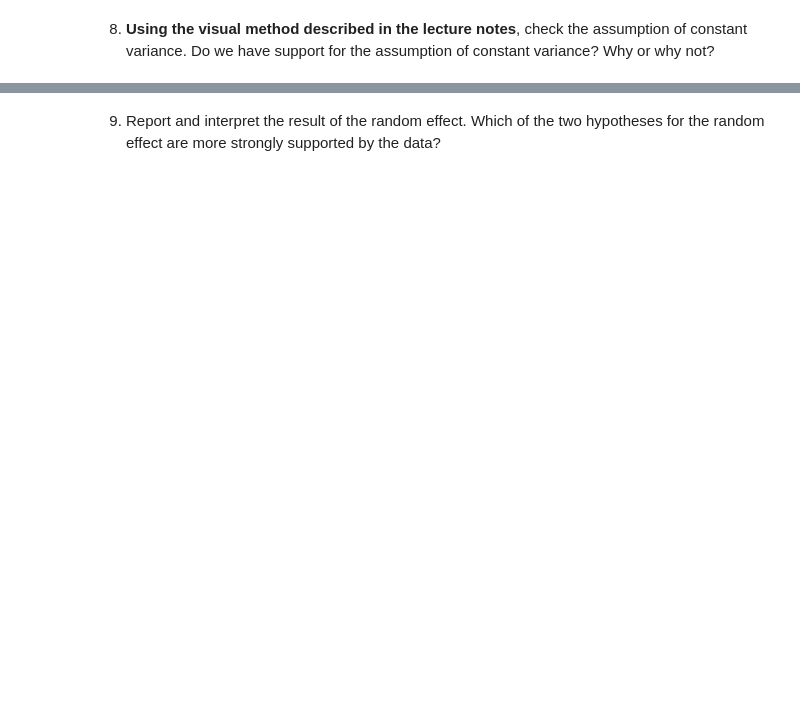
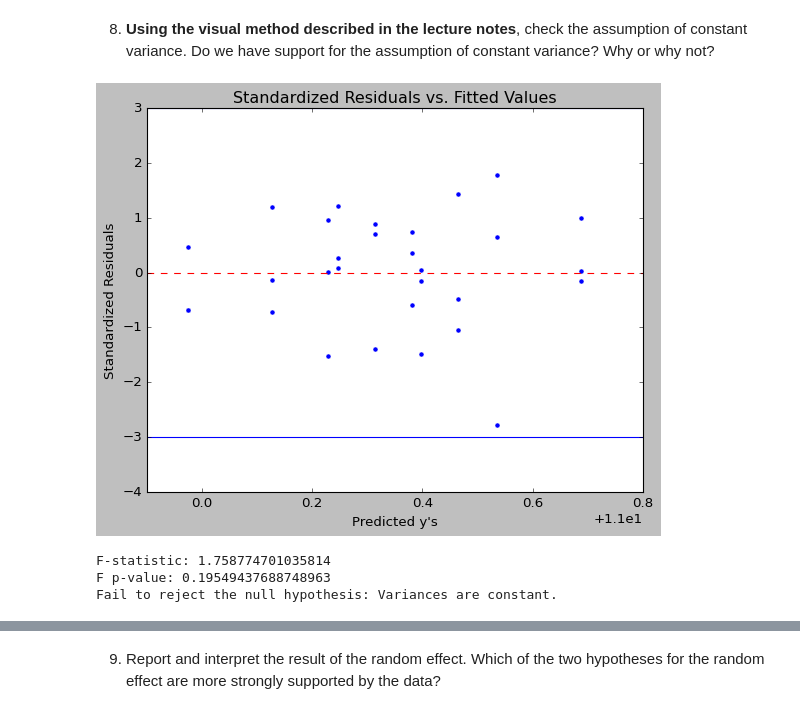
Before and after one commit to wasifmostofa36/STAT-7220-Applied-Experimental-Design, a Jupyter notebook: Assignments/HW4/Mostofa_Wasif_HW4.ipynb, the cells around one changed output, grey strips where cells are left out. Saved outputs shown, nothing was run; the diff lists cells and outputs as text; code cells hidden in the pictures; blank space fills up the shorter version.

```diff
--- a/Assignments/HW4/Mostofa_Wasif_HW4.ipynb
+++ b/Assignments/HW4/Mostofa_Wasif_HW4.ipynb
@@ -158,4 +232,56 @@ Data columns (total 4 columns):
 # %% [markdown]
 8. **Using the visual method described in the lecture notes**, check the assumption of constant variance. Do we have support for the assumption of constant variance? Why or why not?
 # %%
-## Question 8 Code ##
+## Constant Variance ##
+
+## Scatterplot of Standardized Residuals to Fitted Values ##
+
+
+## Obtain Standardized Residuals ##
+residuals = mixed_result.resid
+standardized_residuals = residuals / np.std(residuals)
+
+## Get the fitted values ##
+
+fitted_values = mixed_result.fittedvalues
+
+## Create the plot ##
+
+plt.figure(figsize=(8, 6))
+sns.scatterplot(x=fitted_values, y=standardized_residuals)
+plt.axhline(y=0, linestyle='dashed', color='red')
+plt.axhline(y=3, color='blue')
+plt.axhline(y=-3, color='blue')
+plt.xlabel("Predicted y's")
+plt.ylabel("Standardized Residuals")
+plt.title("Standardized Residuals vs. Fitted Values")
+plt.style.use('classic')
+plt.show()
+
+## Import necessary function: ##
+
+from statsmodels.stats.diagnostic import het_breuschpagan
+
+## Run B-P Test ##
+
+bp_test = het_breuschpagan(mixed_result.resid,mixed_result.model.exog)
+
+## Extract F-statistic ##
+
+f_statistic = bp_test[2]
+
+## Extract its P-Value ##
+
+f_p_value = bp_test[3]
+
+print(f"F-statistic: {f_statistic}")
+print(f"F p-value: {f_p_value}")
+if f_p_value < 0.05:
+    print("Reject the null hypothesis: Variances are not constant.")
+else:
+    print("Fail to reject the null hypothesis: Variances are constant.")
+# %% [output]
+[figure, added]
+F-statistic: 1.758774701035814
+F p-value: 0.19549437688748963
+Fail to reject the null hypothesis: Variances are constant.
```
Also changed, not shown: parts of 11 cells of this notebook.
